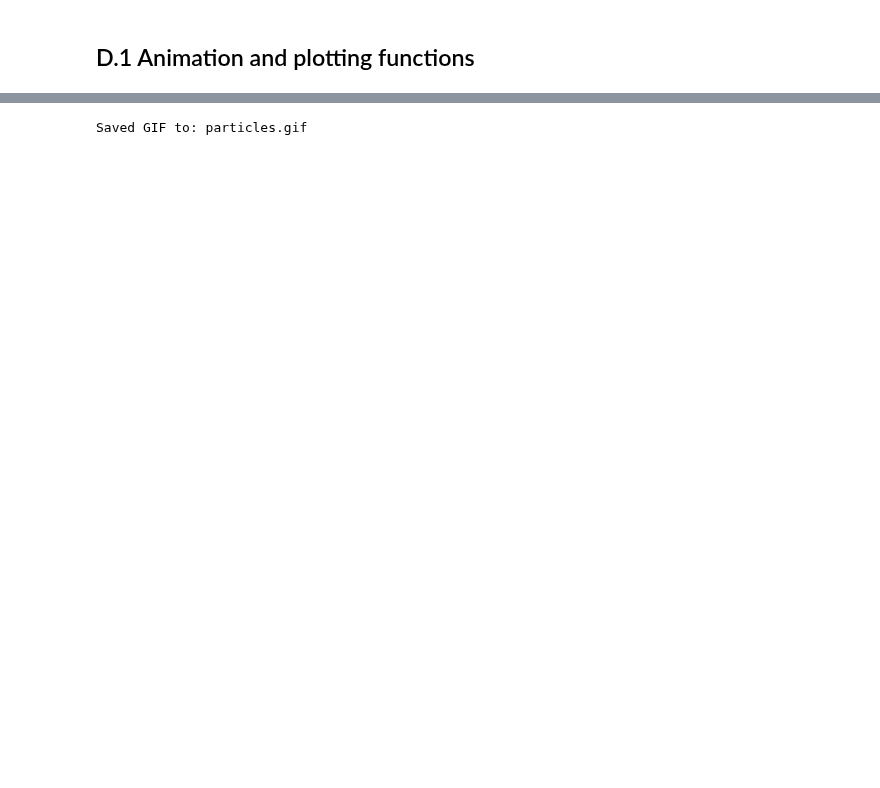
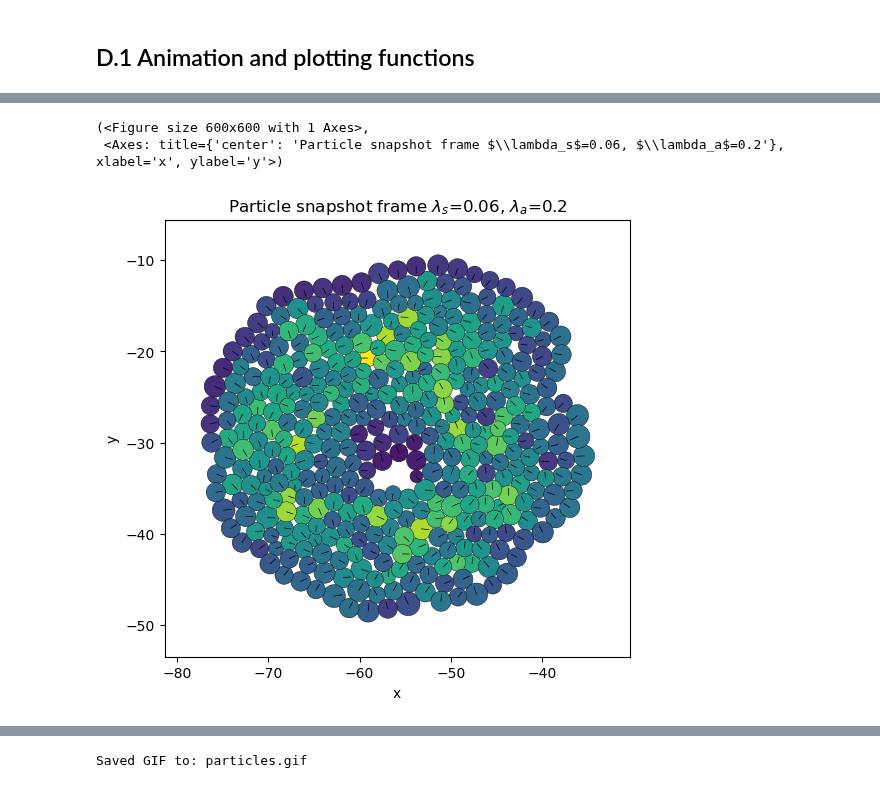
Before and after one commit to Jochem1234/active-matter-project, a Jupyter notebook: soft_active_matter.ipynb, the cells around one changed output, grey strips where cells are left out. Cells and saved outputs as stored; diff of their text form; code cells hidden in the pictures; blank space fills up the shorter version.

```diff
--- a/soft_active_matter.ipynb
+++ b/soft_active_matter.ipynb
@@ -1084,25 +1137,25 @@ def plot_single_snapshot(
 # %%
-summary = sims["N400_ls0.0400_la0.1400_ln0.0300_seed3_steps10000000_dt0.1000.pkl"]["summary"]
+# Selecting loaded simulation
 params = ModelParameters(
     N=400,
     steps=10_000_000,
-    save_every=128,
-    snapshot_every=0,
-    snapshot_after=0,
-    progress_every=0,
-    dt=0.1,
-
-    lambda_s=summary["params"]["lambda_s"],
-    lambda_a=summary["params"]["lambda_a"],
-
-    lambda_n=summary["params"]["lambda_n"],
-    lambda_Fin=0.3,
-    lambda_Tin=3.0,
-
+    lambda_s=0.06,
+    lambda_a=0.2,
+    lambda_n=0.03,
     seed=3,
 )
 
+filename = make_filename(params)
+summary = sims[filename]["summary"]
+
 #Radii has to be determined again
 positions, angles, radii = initialize_particles(params)
+# %%
+plot_single_snapshot(summary["saved_snapshots"][10], radii,
+title=f"Particle snapshot frame $\\lambda_s$={summary["params"]["lambda_s"]}, $\\lambda_a$={summary["params"]["lambda_a"]}")
+# %% [output]
+(<Figure size 600x600 with 1 Axes>,
+ <Axes: title={'center': 'Particle snapshot frame $\\lambda_s$=0.06, $\\lambda_a$=0.2'}, xlabel='x', ylabel='y'>)
+[figure, added]
 # %%
 # Make GIF
```
Also changed, not shown: parts of 19 cells of this notebook, 3 other files.
